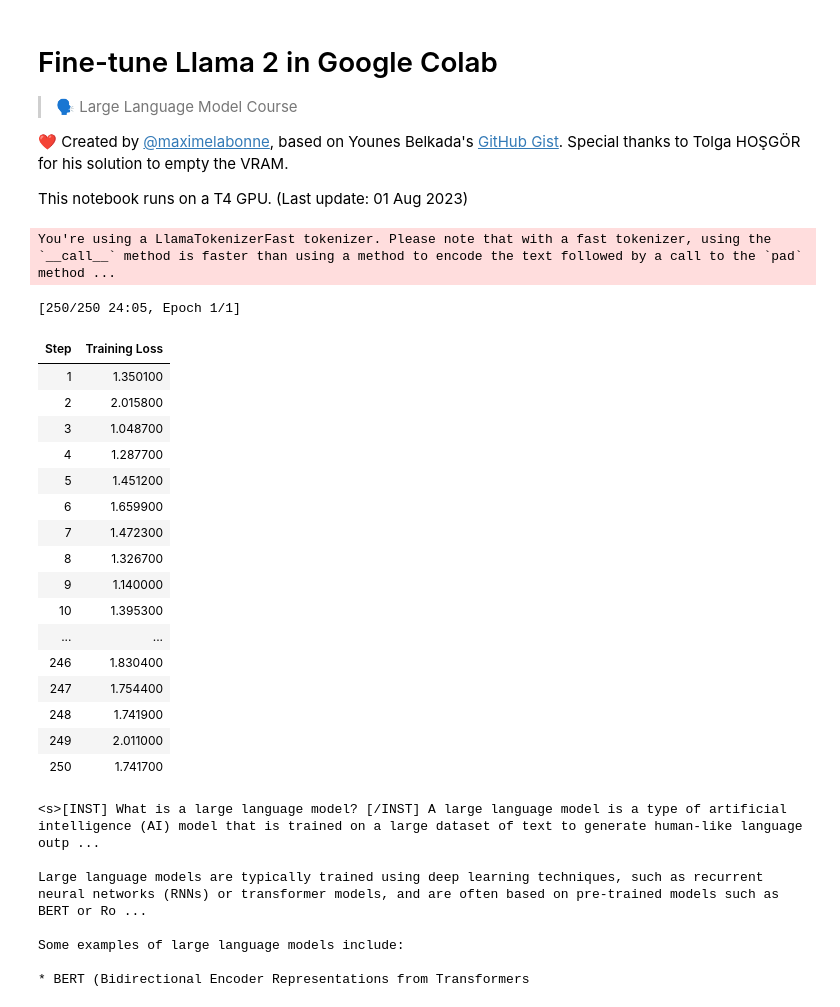
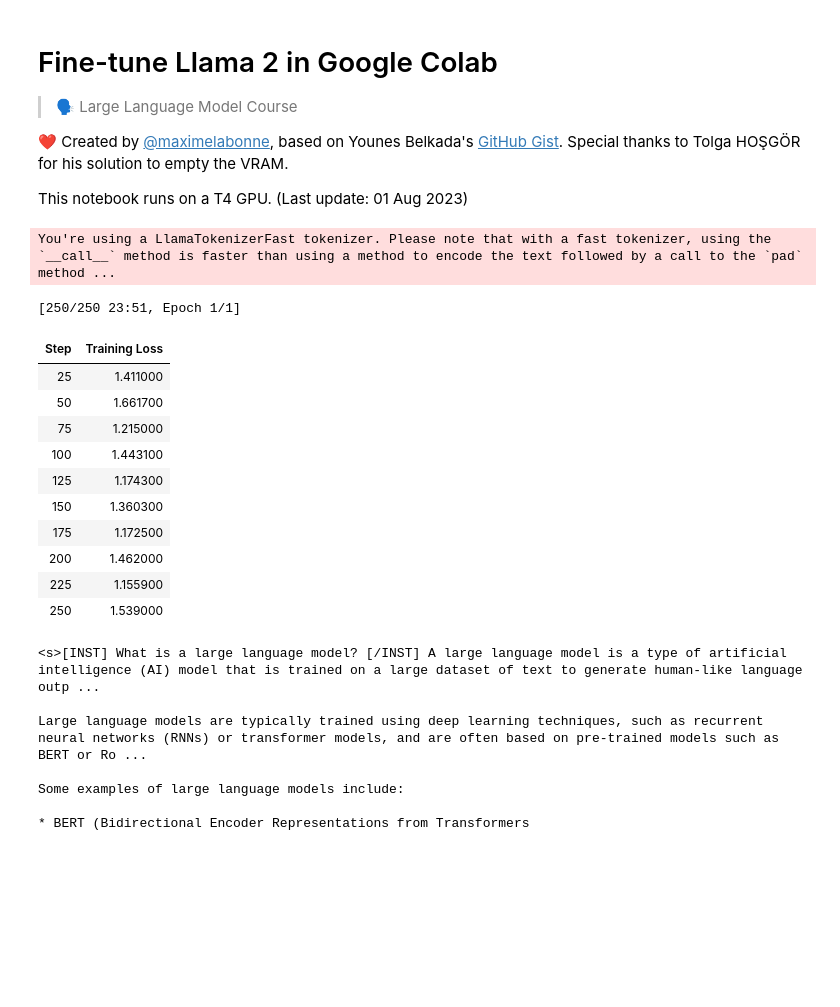
Before and after one commit to inchiosa/llama2, a Jupyter notebook: Fine_tune_Llama_2_in_Google_Colab.ipynb, the cells around one changed output. Drawn from its saved outputs; the diff is of its cells as text; code cells hidden in the pictures; blank space fills up the shorter version.

```diff
--- a/Fine_tune_Llama_2_in_Google_Colab.ipynb
+++ b/Fine_tune_Llama_2_in_Google_Colab.ipynb
@@ -26,7 +26,12 @@ from peft import LoraConfig, PeftModel
 from trl import SFTTrainer
 # %%
 # The model that you want to train from the Hugging Face hub
-model_name = "NousResearch/Llama-2-7b-chat-hf"
+# model_name = "NousResearch/Llama-2-7b-chat-hf" # no longer exists
+# model_name = "meta-llama/Llama-2-7b-chat-hf" # waiting for access
+# model_name = "daryl149/llama-2-7b-chat-hf" # crashed during loading - OOM?
+model_name = "TintinMeimei/NousResearch-Llama-2-7b-chat-hf"
+
+tokenizer_name = "daryl149/llama-2-7b-chat-hf"
 
 # The instruction dataset to use
 dataset_name = "mlabonne/guanaco-llama2-1k"
@@ -135,36 +170,6 @@ device_map = {"": 0}
 # %%
-# Load dataset (you can process it here)
-dataset = load_dataset(dataset_name, split="train")
-
-# Load tokenizer and model with QLoRA configuration
-compute_dtype = getattr(torch, bnb_4bit_compute_dtype)
-
-bnb_config = BitsAndBytesConfig(
-    load_in_4bit=use_4bit,
-    bnb_4bit_quant_type=bnb_4bit_quant_type,
-    bnb_4bit_compute_dtype=compute_dtype,
-    bnb_4bit_use_double_quant=use_nested_quant,
-)
-
-# Check GPU compatibility with bfloat16
-if compute_dtype == torch.float16 and use_4bit:
-    major, _ = torch.cuda.get_device_capability()
-    if major >= 8:
-        print("=" * 80)
-        print("Your GPU supports bfloat16: accelerate training with bf16=True")
-        print("=" * 80)
-
-# Load base model
-model = AutoModelForCausalLM.from_pretrained(
-    model_name,
-    quantization_config=bnb_config,
-    device_map=device_map
-)
-model.config.use_cache = False
-model.config.pretraining_tp = 1
-
 # Load LLaMA tokenizer
-tokenizer = AutoTokenizer.from_pretrained(model_name, trust_remote_code=True)
+tokenizer = AutoTokenizer.from_pretrained(tokenizer_name, trust_remote_code=True)
 tokenizer.pad_token = tokenizer.eos_token
 tokenizer.padding_side = "right" # Fix weird overflow issue with fp16 training
 
@@ -191,50 +196,44 @@ training_arguments = TrainingArguments(
     fp16=fp16,
     bf16=bf16,
     max_grad_norm=max_grad_norm,
     max_steps=max_steps,
     warmup_ratio=warmup_ratio,
     group_by_length=group_by_length,
     lr_scheduler_type=lr_scheduler_type,
     report_to="tensorboard"
 )
 
 # Set supervised fine-tuning parameters
 trainer = SFTTrainer(
     model=model,
     train_dataset=dataset,
     peft_config=peft_config,
     dataset_text_field="text",
     max_seq_length=max_seq_length,
     tokenizer=tokenizer,
     args=training_arguments,
     packing=packing,
 )
 
 # Train model
 trainer.train()
 
 # Save trained model
 trainer.model.save_pretrained(new_model)
 # %% [output]
 You're using a LlamaTokenizerFast tokenizer. Please note that with a fast tokenizer, using the `__call__` method is faster than using a method to encode the text followed by a call to the `pad` method ...
-[250/250 24:05, Epoch 1/1]
+[250/250 23:51, Epoch 1/1]
 | Step | Training Loss |
-| 1 | 1.350100 |
-| 2 | 2.015800 |
-| 3 | 1.048700 |
-| 4 | 1.287700 |
-| 5 | 1.451200 |
-| 6 | 1.659900 |
-| 7 | 1.472300 |
-| 8 | 1.326700 |
-| 9 | 1.140000 |
-| 10 | 1.395300 |
-| ... | ... |
-| 246 | 1.830400 |
-| 247 | 1.754400 |
-| 248 | 1.741900 |
-| 249 | 2.011000 |
-| 250 | 1.741700 |
+| 25 | 1.411000 |
+| 50 | 1.661700 |
+| 75 | 1.215000 |
+| 100 | 1.443100 |
+| 125 | 1.174300 |
+| 150 | 1.360300 |
+| 175 | 1.172500 |
+| 200 | 1.462000 |
+| 225 | 1.155900 |
+| 250 | 1.539000 |
 # %%
 # %load_ext tensorboard
 # %tensorboard --logdir results/runs
```
Also changed, not shown: parts of 3 cells of this notebook.
